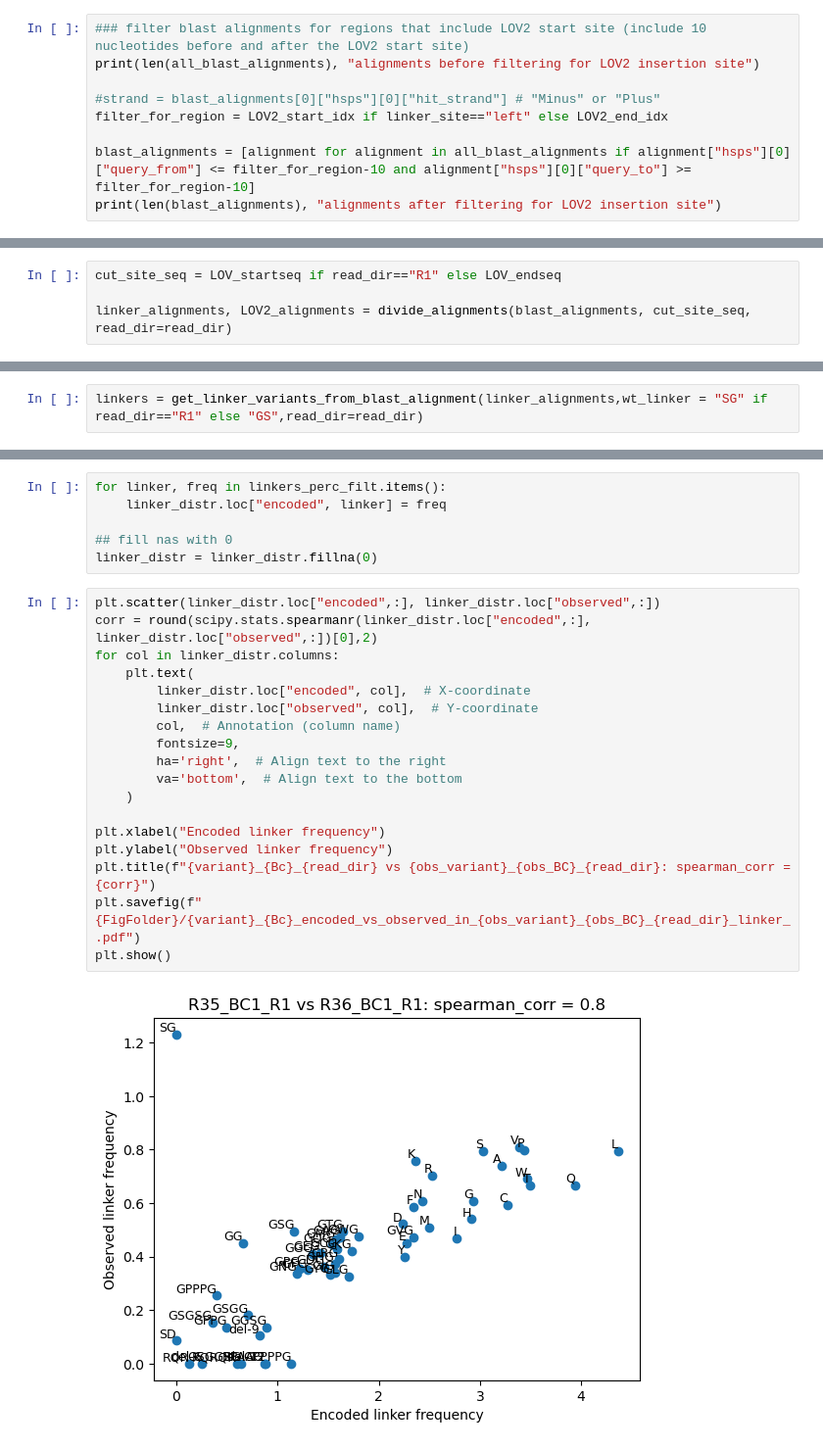
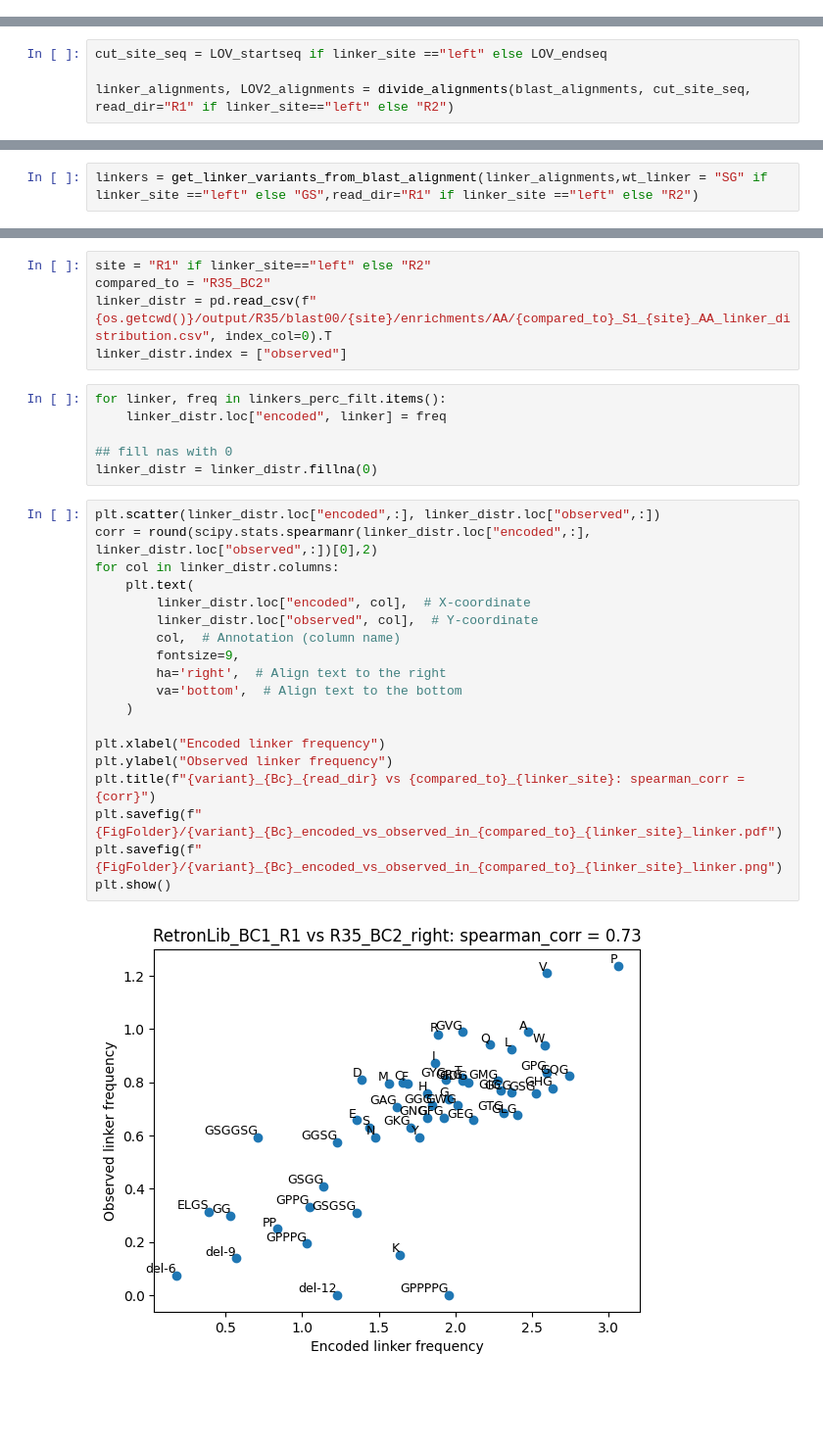
Before and after one commit to AliceHovsepyan/pogo_pance_draft, a Jupyter notebook: RL_characterization.ipynb, the cells around one changed output, grey strips where cells are left out. Shown at 98% size. Cells and saved outputs as stored; diff of their text form; blank space fills up the shorter version.

```diff
--- a/RL_characterization.ipynb
+++ b/RL_characterization.ipynb
@@ -656,12 +566,3 @@ print(len(blast_alignments), "alignments after filtering for LOV2 insertion site
 # %% [output]
 14927 alignments before filtering for LOV2 insertion site
 6409 alignments after filtering for LOV2 insertion site
-# %%
-### filter blast alignments for regions that include LOV2 start site (include 10 nucleotides before and after the LOV2 start site)
-print(len(all_blast_alignments), "alignments before filtering for LOV2 insertion site")
-
-#strand = blast_alignments[0]["hsps"][0]["hit_strand"] # "Minus" or "Plus"
-filter_for_region = LOV2_start_idx if linker_site=="left" else LOV2_end_idx
-
-blast_alignments = [alignment for alignment in all_blast_alignments if alignment["hsps"][0]["query_from"] <= filter_for_region-10 and alignment["hsps"][0]["query_to"] >= filter_for_region-10]
-print(len(blast_alignments), "alignments after filtering for LOV2 insertion site")
@@ -671,5 +569,5 @@ print(len(blast_alignments), "alignments after filtering for LOV2 insertion site
 # %%
-cut_site_seq = LOV_startseq if read_dir=="R1" else LOV_endseq
+cut_site_seq = LOV_startseq if linker_site =="left" else LOV_endseq
 
-linker_alignments, LOV2_alignments = divide_alignments(blast_alignments, cut_site_seq, read_dir=read_dir)
+linker_alignments, LOV2_alignments = divide_alignments(blast_alignments, cut_site_seq, read_dir="R1" if linker_site=="left" else "R2")
 # %% [output]
@@ -677,3 +575,3 @@ linker_alignments, LOV2_alignments = divide_alignments(blast_alignments, cut_sit
 # %%
-linkers = get_linker_variants_from_blast_alignment(linker_alignments,wt_linker = "SG" if read_dir=="R1" else "GS",read_dir=read_dir)
+linkers = get_linker_variants_from_blast_alignment(linker_alignments,wt_linker = "SG" if linker_site =="left" else "GS",read_dir="R1" if linker_site =="left" else "R2")
 # %% [output]
@@ -707,3 +601,8 @@ linker_distr.loc["encoded",:] = 0
+# %%
+site = "R1" if linker_site=="left" else "R2"
+compared_to = "R35_BC2"
+linker_distr = pd.read_csv(f"{os.getcwd()}/output/R35/blast00/{site}/enrichments/AA/{compared_to}_S1_{site}_AA_linker_distribution.csv", index_col=0).T
+linker_distr.index = ["observed"]
 # %%
 for linker, freq in linkers_perc_filt.items():
     linker_distr.loc["encoded", linker] = freq
@@ -713,20 +612,21 @@ linker_distr = linker_distr.fillna(0)
 # %%
 plt.scatter(linker_distr.loc["encoded",:], linker_distr.loc["observed",:])
 corr = round(scipy.stats.spearmanr(linker_distr.loc["encoded",:], linker_distr.loc["observed",:])[0],2)
 for col in linker_distr.columns:
     plt.text(
         linker_distr.loc["encoded", col],  # X-coordinate
         linker_distr.loc["observed", col],  # Y-coordinate
         col,  # Annotation (column name)
         fontsize=9,
         ha='right',  # Align text to the right
         va='bottom',  # Align text to the bottom
     )
 
 plt.xlabel("Encoded linker frequency")
 plt.ylabel("Observed linker frequency")
-plt.title(f"{variant}_{Bc}_{read_dir} vs {obs_variant}_{obs_BC}_{read_dir}: spearman_corr = {corr}")
-plt.savefig(f"{FigFolder}/{variant}_{Bc}_encoded_vs_observed_in_{obs_variant}_{obs_BC}_{read_dir}_linker_.pdf")
+plt.title(f"{variant}_{Bc}_{read_dir} vs {compared_to}_{linker_site}: spearman_corr = {corr}")
+plt.savefig(f"{FigFolder}/{variant}_{Bc}_encoded_vs_observed_in_{compared_to}_{linker_site}_linker.pdf")
+plt.savefig(f"{FigFolder}/{variant}_{Bc}_encoded_vs_observed_in_{compared_to}_{linker_site}_linker.png")
 plt.show()
 # %% [output]
-[figure, old version]
+[figure, new version]
```
Also changed, not shown: parts of 16 cells of this notebook, 3 other files.
